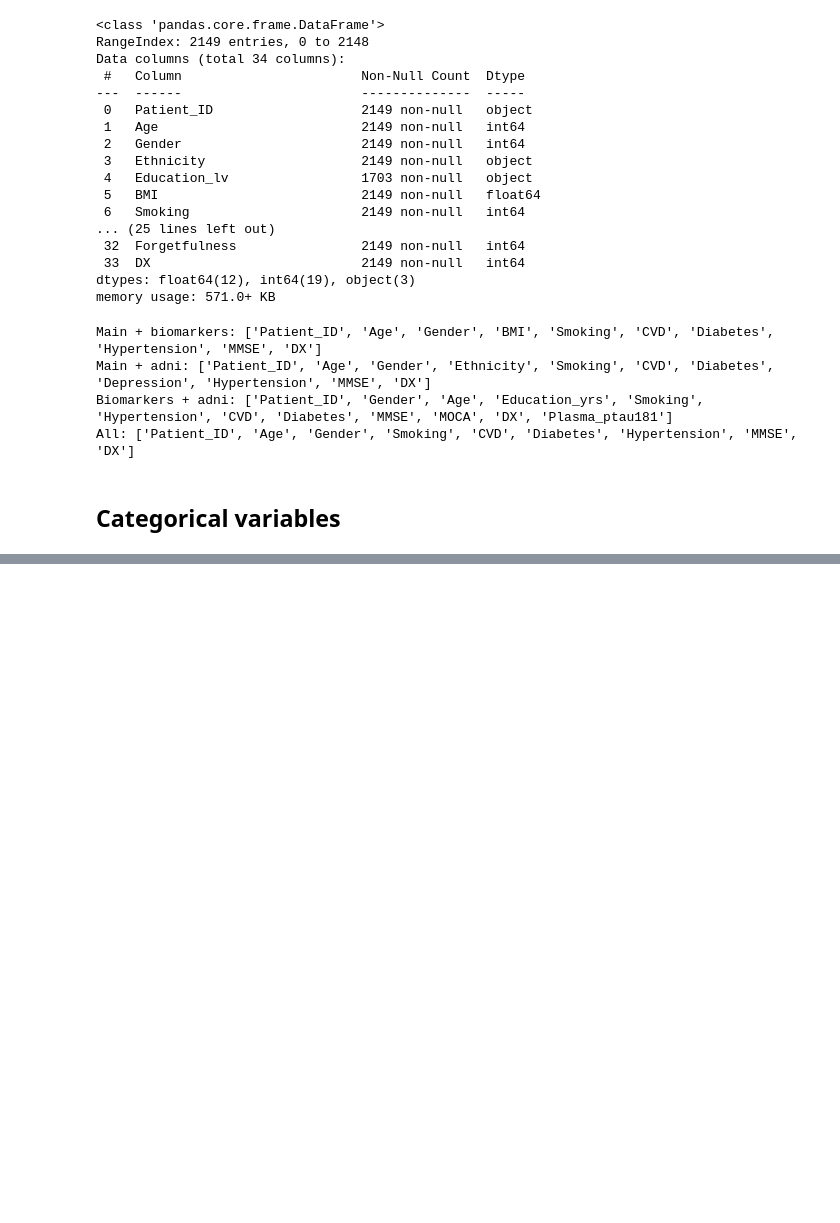
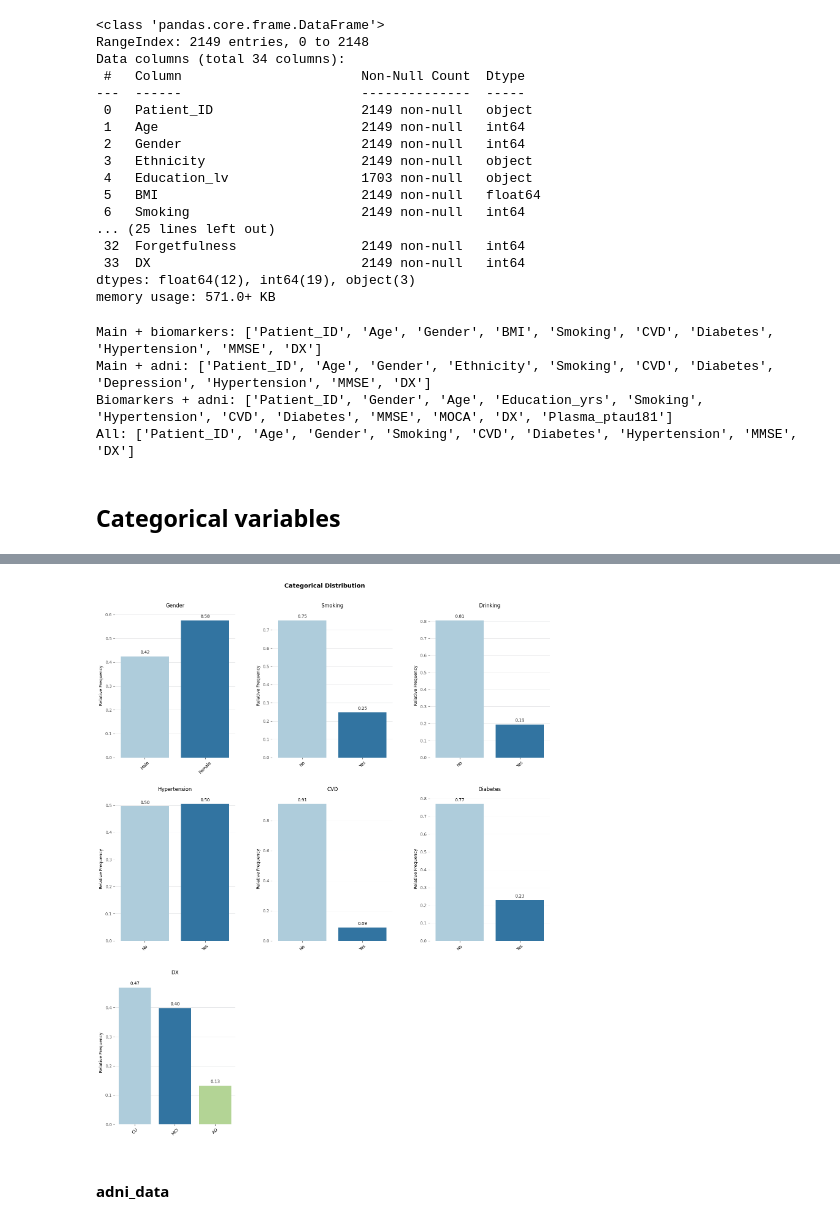
Before and after one commit to mardelmir/EDA_Project, a Jupyter notebook: src/notebooks/02_Categorical_variables.ipynb, the cells around one changed output, grey strips where cells are left out. Saved outputs shown, nothing was run; the diff lists cells and outputs as text; code cells hidden in the pictures; blank space fills up the shorter version.

```diff
--- a/src/notebooks/02_Categorical_variables.ipynb
+++ b/src/notebooks/02_Categorical_variables.ipynb
@@ -110,0 +122,20 @@ custom_labels = {
+# %%
+bm_classification = dt.classify_by_cardinality(df_bm)
+column_selection = bm_classification.loc[bm_classification['Suggested Type'].isin(['Binary', 'Categorical'])]
+categorical_bm = column_selection.index.to_list()
+
+new_labels = {
+    'Gender': ['Male', 'Female'],
+    'Smoking': ['No', 'Yes'],
+    'Drinking': ['No', 'Yes'],
+    'CVD': ['No', 'Yes'],
+    'Hypertension': ['No', 'Yes'],
+    'Diabetes': ['No', 'Yes'],
+    'DX': ['CU', 'MCI', 'AD']
+}
+# %%
+vt.plot_categorical_distribution(df_bm, categorical_bm, custom_labels = new_labels, relative = True, show_values=True, palette = 'Paired')
+# %% [output]
+[figure, added]
+# %% [markdown]
+#### adni_data
```
Also changed, not shown: parts of 9 cells of this notebook, 7 other files.
